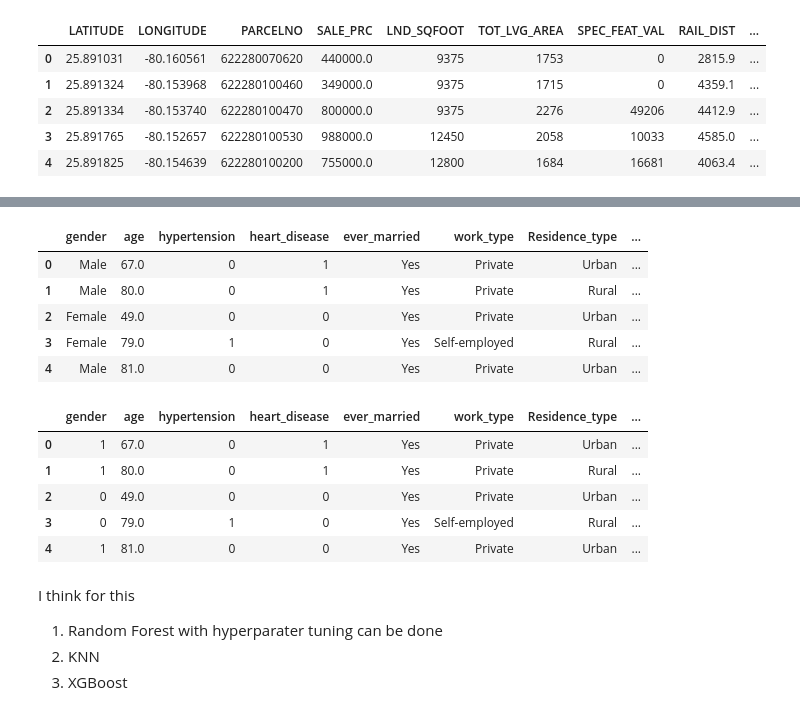
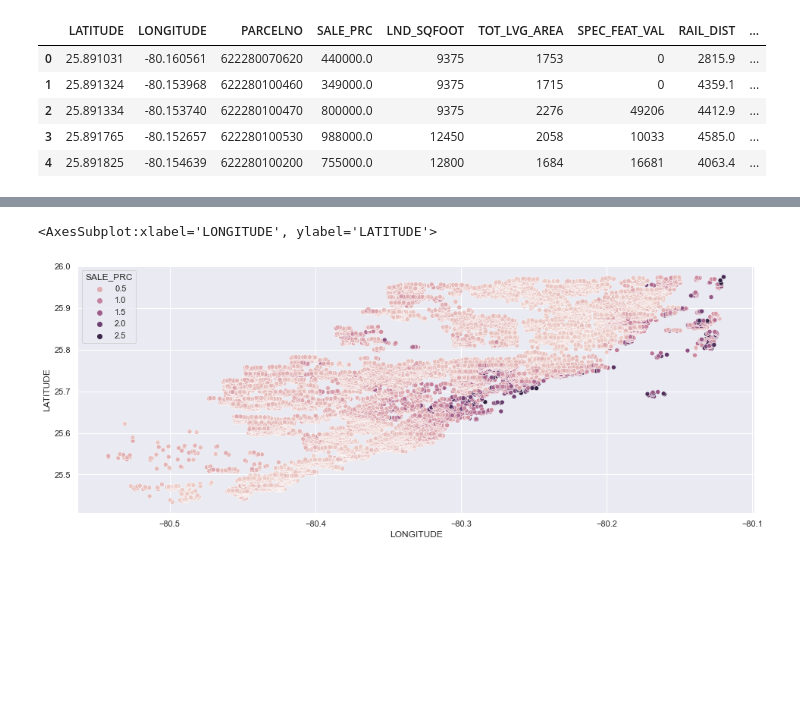
Before and after one commit to S-Samiksha/ClusteringAnalysis, a Jupyter notebook: Exploratory Analysis.ipynb, the cells around one changed output, grey strips where cells are left out. Cells and saved outputs as stored; diff of their text form; code cells hidden in the pictures; blank space fills up the shorter version.

```diff
--- a/Exploratory Analysis.ipynb
+++ b/Exploratory Analysis.ipynb
@@ -66,29 +64,6 @@ sb.scatterplot(data=dataset, x="age", y="bmi", hue="stroke")
-# %%
-dataset.head()
-# %% [output]
-|  | gender | age | hypertension | heart_disease | ever_married | work_type | Residence_type | ... |
-| 0 | Male | 67.0 | 0 | 1 | Yes | Private | Urban | ... |
-| 1 | Male | 80.0 | 0 | 1 | Yes | Private | Rural | ... |
-| 2 | Female | 49.0 | 0 | 0 | Yes | Private | Urban | ... |
-| 3 | Female | 79.0 | 1 | 0 | Yes | Self-employed | Rural | ... |
-| 4 | Male | 81.0 | 0 | 0 | Yes | Private | Urban | ... |
-# %%
-dataset['gender'].replace({'Female': 0, 'Male': 1},inplace=True)
-# %%
-dataset.head()
-# %% [output]
-|  | gender | age | hypertension | heart_disease | ever_married | work_type | Residence_type | ... |
-| 0 | 1 | 67.0 | 0 | 1 | Yes | Private | Urban | ... |
-| 1 | 1 | 80.0 | 0 | 1 | Yes | Private | Rural | ... |
-| 2 | 0 | 49.0 | 0 | 0 | Yes | Private | Urban | ... |
-| 3 | 0 | 79.0 | 1 | 0 | Yes | Self-employed | Rural | ... |
-| 4 | 1 | 81.0 | 0 | 0 | Yes | Private | Urban | ... |
-# %%
-dataset['ever_married'].replace({'No': 0, 'Yes': 1},inplace=True)
-dataset['ever_married'].replace({'No': 0, 'Yes': 1},inplace=True)
-# %% [markdown]
-I think for this
-
-1. Random Forest with hyperparater tuning can be done
-2. KNN
-3. XGBoost
+# %%
+plt.figure(figsize=(16, 6))
+sb.scatterplot(data=dataset, x="LONGITUDE", y="LATITUDE", hue ="SALE_PRC")
+# %% [output]
+<AxesSubplot:xlabel='LONGITUDE', ylabel='LATITUDE'>
+[figure, added]
```
Also changed, not shown: parts of 5 cells of this notebook.
